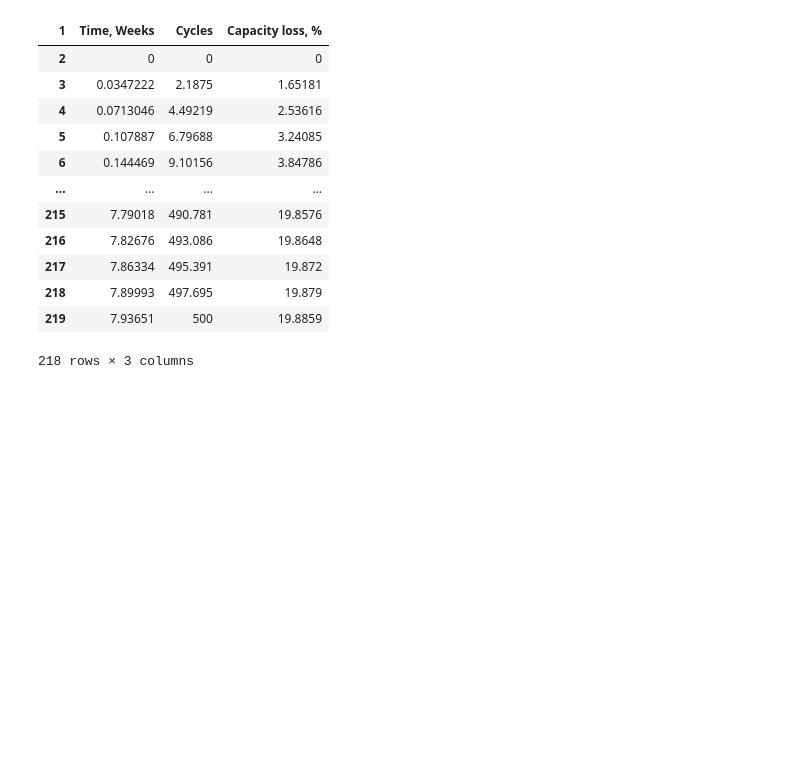
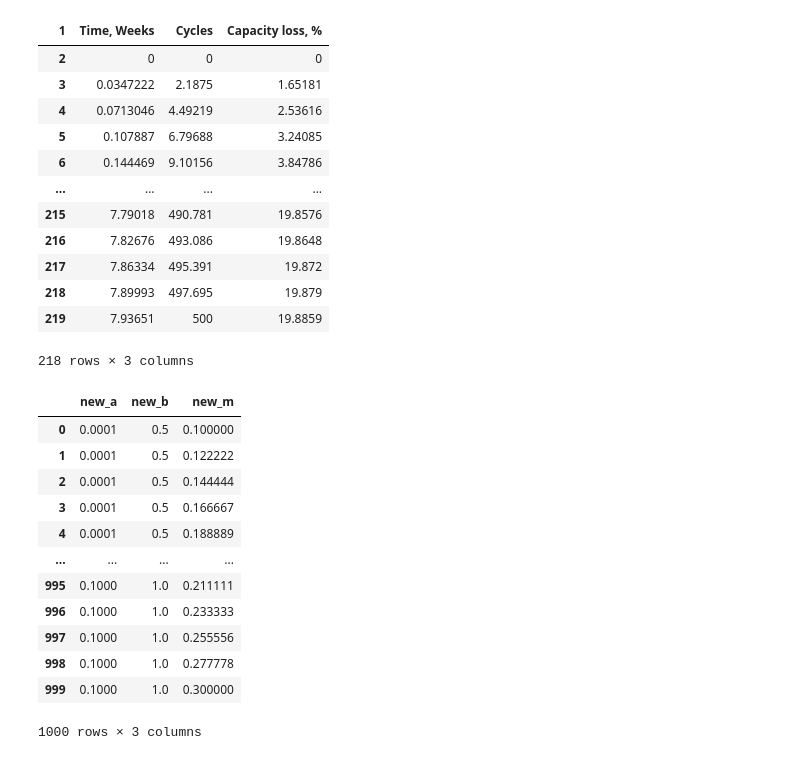
Before and after one commit to TravelReddy/SRE-Updates, a Jupyter notebook: SRE Cycle vs Capacity Loss.ipynb, the cells around one changed output. Cells and saved outputs as stored; diff of their text form; code cells hidden in the pictures; blank space fills up the shorter version.

```diff
--- a/SRE Cycle vs Capacity Loss.ipynb
+++ b/SRE Cycle vs Capacity Loss.ipynb
@@ -126,6 +145,22 @@ if __name__ == '__main__':
     single_sre_output = []
     for i in range(0,501):
         single_sre_output.append(sre.single_sre(a=1.0,b=1.0,m=1.0,mc=i))
+# %%
+new_inputdf
+# %% [output]
+|  | new_a | new_b | new_m |
+| 0 | 0.0001 | 0.5 | 0.100000 |
+| 1 | 0.0001 | 0.5 | 0.122222 |
+| 2 | 0.0001 | 0.5 | 0.144444 |
+| 3 | 0.0001 | 0.5 | 0.166667 |
+| 4 | 0.0001 | 0.5 | 0.188889 |
+| ... | ... | ... | ... |
+| 995 | 0.1000 | 1.0 | 0.211111 |
+| 996 | 0.1000 | 1.0 | 0.233333 |
+| 997 | 0.1000 | 1.0 | 0.255556 |
+| 998 | 0.1000 | 1.0 | 0.277778 |
+| 999 | 0.1000 | 1.0 | 0.300000 |
+1000 rows × 3 columns
 # %%
 # Appending all RSquares in one list
 All_rsquares = []
```
Also changed, not shown: parts of 5 cells of this notebook.
